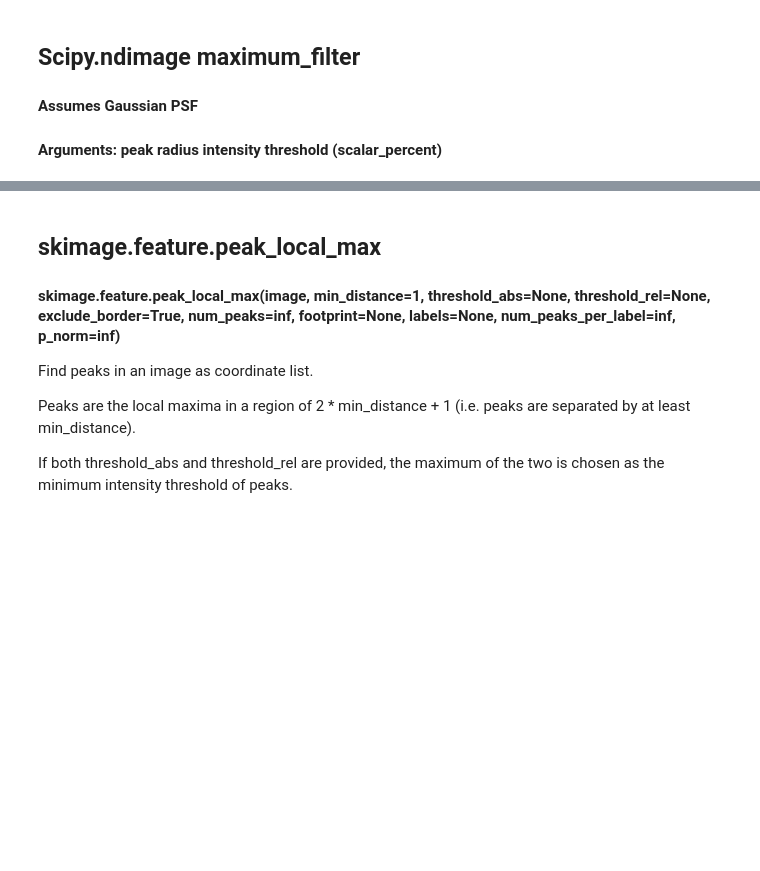
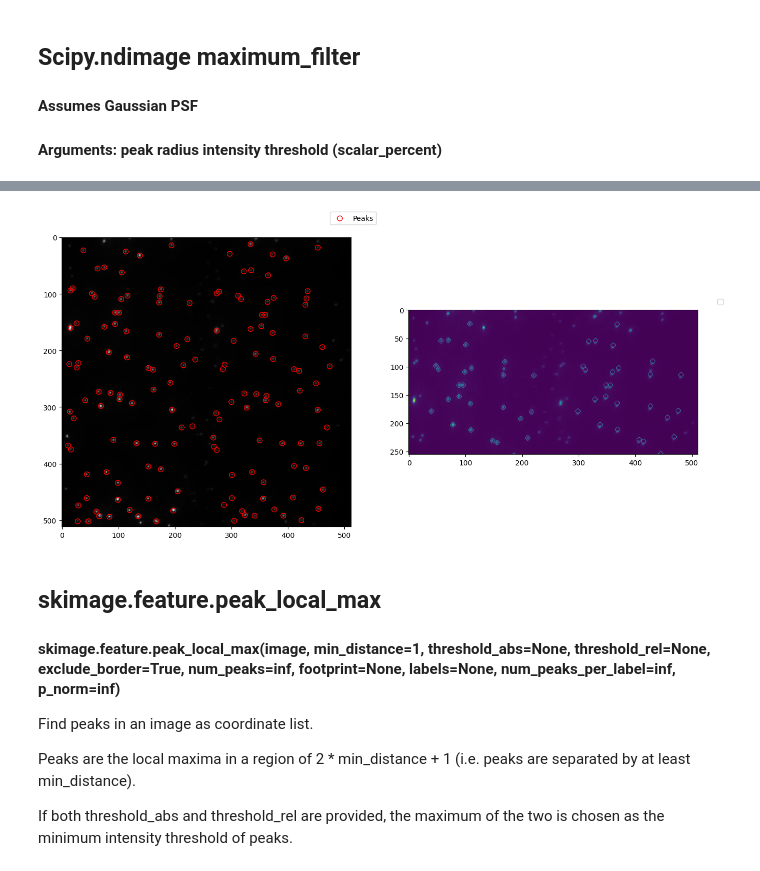
Before and after one commit to ljhason/smImaging-Exploration, a Jupyter notebook: img_avg_map/img_avg.ipynb, the cells around one changed output, grey strips where cells are left out. Drawn from its saved outputs; the diff is of its cells as text; code cells hidden in the pictures; blank space fills up the shorter version.

```diff
--- a/img_avg_map/img_avg.ipynb
+++ b/img_avg_map/img_avg.ipynb
@@ -114,0 +241,9 @@ plt.show()
+# %%
+# print(type(peaks_scipy_IDL))
+good_peaks =[]
+for peak in peaks_coords_IDL:
+    if peak[0]<10 or peak[0]>image.shape[0]-10 or peak[1]<10 or peak[1]>image.shape[1]-10:
+        good_peaks.append(peak)
+good_peaks = np.array(good_peaks)
+print(good_peaks)
+# print(peaks_scipy_IDL)
@@ -115,3 +262,34 @@ plt.show()
+# %%
+def good_peak_finder(image_path, sigma=2, block_size=16, std=10, scaler_percent=35, boarder=10, max_peak_radius=2):
+    peak_coors = find_peaks_scipy_IDL(image_path, sigma, block_size, std, scaler_percent)
+    good_peaks = []
+    bad_peaks = []
+    height, width = io.imread(image_path).shape
+    for peak in peak_coors:
+        # add condition that peak cannot be larger than 4x4
+        if peak[0] < boarder or peak[0] > height - boarder or peak[1] < boarder or peak[1] > width - boarder:
+            bad_peaks.append(peak)
+        else:
+            good_peaks.append(peak)
+    good_peaks = np.array(good_peaks)
+    bad_peaks = np.array(bad_peaks)
+    return good_peaks, bad_peaks
+# %%
+#Testing
+good_peaks, bad_peaks = good_peak_finder(image_path)
+
+f, axes = plt.subplots(1, 2, figsize=(16, 16))
+
+axes[0].imshow(image, cmap="gray")
+axes[0].scatter(good_peaks[:, 1], good_peaks[:, 0], s=50, facecolors='none', edgecolors='r', label='Peaks')
+axes[0].legend(loc='upper right', bbox_to_anchor=(1.1, 1.1))
+
+#display ../pma files/hel1_ave_LF_Circ.tif next to plt.imshow(image) side by side
+axes[1].imshow(hel1_ave_image)
+axes[1].legend(loc='upper right', bbox_to_anchor=(1.1, 1.1))
+plt.show()
+# %% [output]
+[figure, added]
 # %% [markdown]
 ## skimage.feature.peak_local_max
 
```
Also changed, not shown: parts of 13 cells of this notebook, 5 other files.
